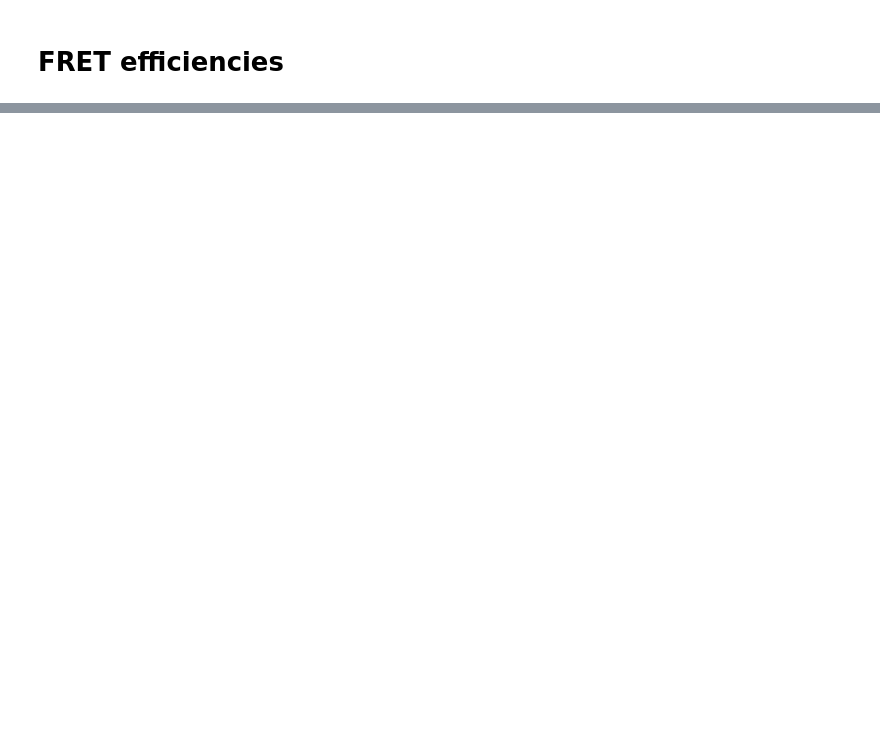
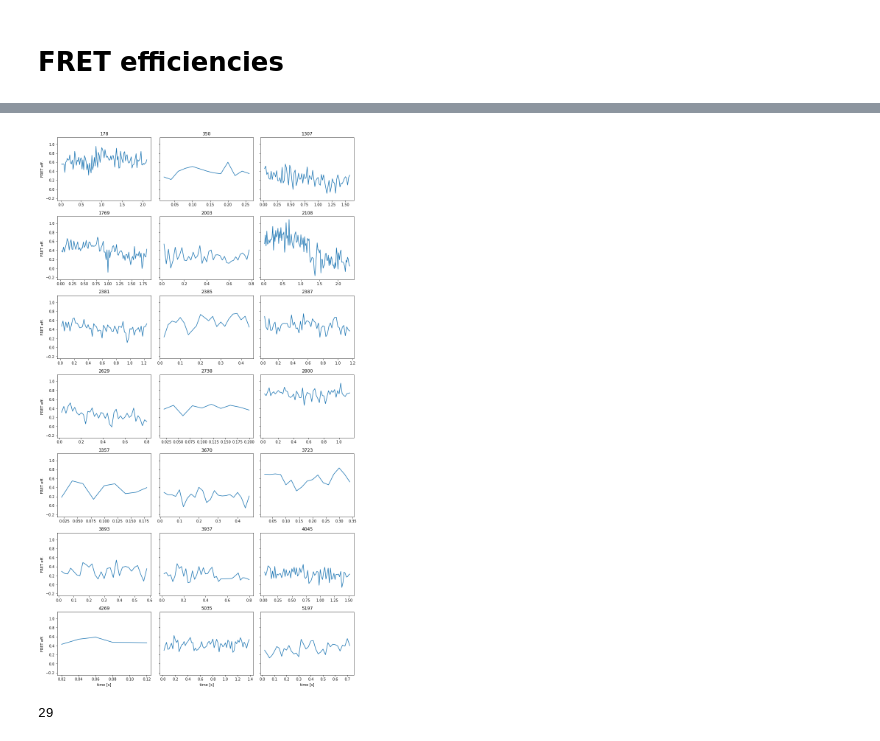
Before and after one commit to schuetzgroup/fret-analysis, a Jupyter notebook: notebooks/03. Plots.ipynb, the cells around one changed output, grey strips where cells are left out. Saved outputs shown, nothing was run; the diff lists cells and outputs as text; code cells hidden in the pictures; blank space fills up the shorter version.

```diff
--- a/notebooks/03. Plots.ipynb
+++ b/notebooks/03. Plots.ipynb
@@ -40,0 +52,24 @@ fig, ax = p.hist(group_re=(r"(.+) (cells|no-cells)", 1, 2),
+# %%
+cols = 3
+fps = 50
+rows = math.ceil(len(low_fret_p) / cols)
+fig, ax = plt.subplots(rows, cols, figsize=(cols * 4, rows * 3), sharey=True,
+                       constrained_layout=True)
+for part, a in zip(low_fret_p, ax.flatten()):
+    a.set_title(str(part))
+    d = trc.loc[trc["fret", "particle"] == part,
+                [("donor", "frame"), ("fret", "eff")]].values
+    a.plot(d[:, 0] / 2 / fps, d[:, 1])
+    a.set_ylim(-0.25, 1.15)
+for a in ax[-1, :]:
+    a.set_xlabel("time [s]")
+for a in ax[:, 0]:
+    a.set_ylabel("FRET eff.")
+#fig.tight_layout()
+#fig.savefig("time_vs_fret.pdf", bbox_inches="tight")
+# %% [output]
+[figure, added]
+# %%
+len(trc["fret", "particle"].unique())
+# %% [output]
+29
```
Also changed, not shown: parts of 7 cells of this notebook, 3 other files.
